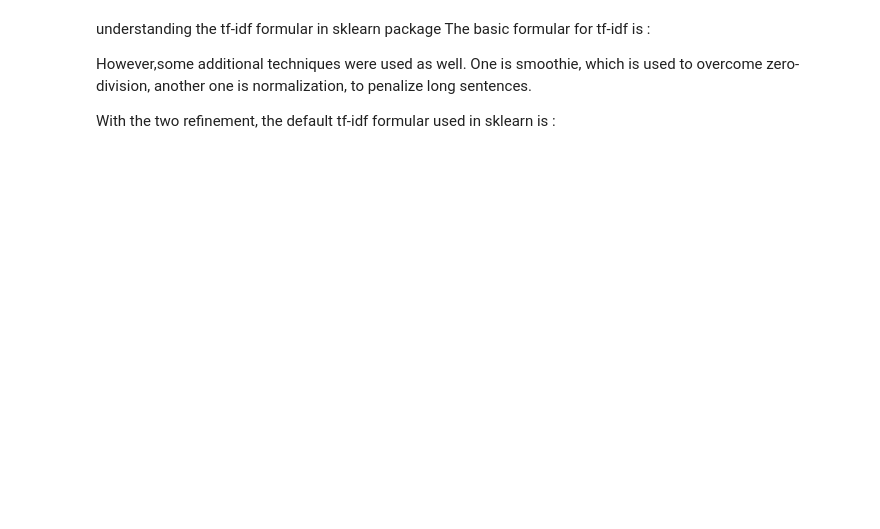
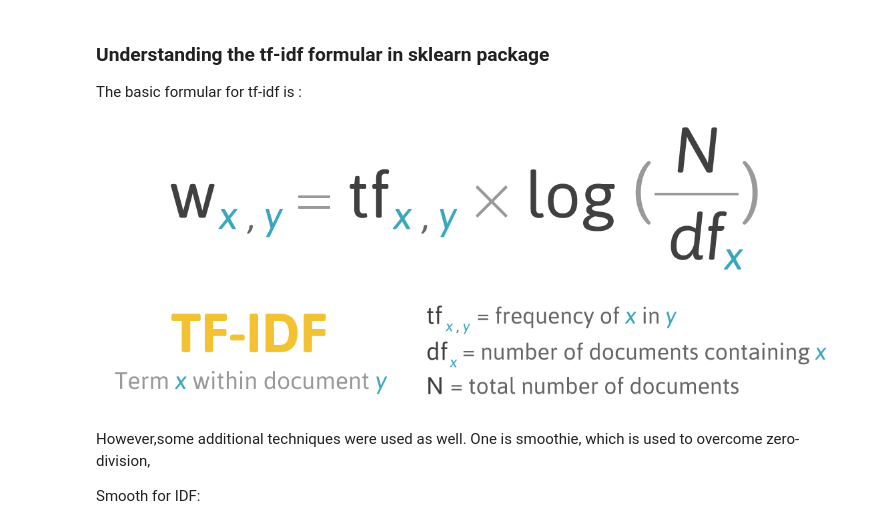
Before and after one commit to WendyBai315/TF_IDF_APP_Tips, a Jupyter notebook: tf-idf.ipynb, the cells around one changed output. Saved outputs shown, nothing was run; the diff lists cells and outputs as text; code cells hidden in the pictures; blank space fills up the shorter version.

Commit message:
Add formular
Add some formular and the first part done

```diff
--- a/tf-idf.ipynb
+++ b/tf-idf.ipynb
@@ -11,7 +14,11 @@ SyntaxError: invalid syntax (<ipython-input-1-b068918d250d>, line 2)
+# %% [markdown]
+### Understanding the tf-idf formular in sklearn package
+The basic formular for tf-idf is :
+# %%
+Image("tfidf.png")
+# %% [output]
+[figure, added]
 # %% [markdown]
-understanding the tf-idf formular in sklearn package
-The basic formular for tf-idf is :
+However,some additional techniques were used as well. One is smoothie, which is used to overcome zero-division,
 
-However,some additional techniques were used as well. One is smoothie, which is used to overcome zero-division, another one is normalization, to penalize long sentences.
-
-With the two refinement, the default tf-idf formular used in sklearn is :
+Smooth for IDF:
```
Also changed, not shown: parts of 10 cells of this notebook, 3 other files.
